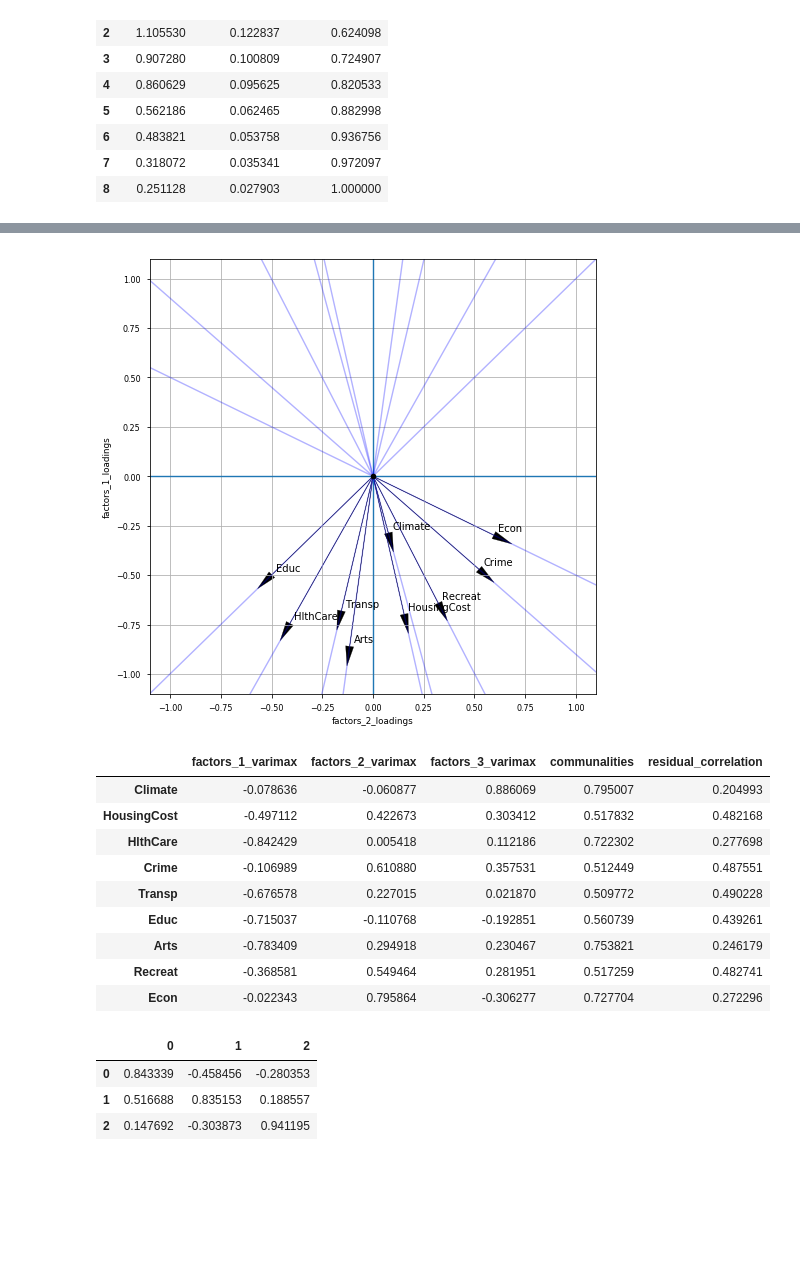
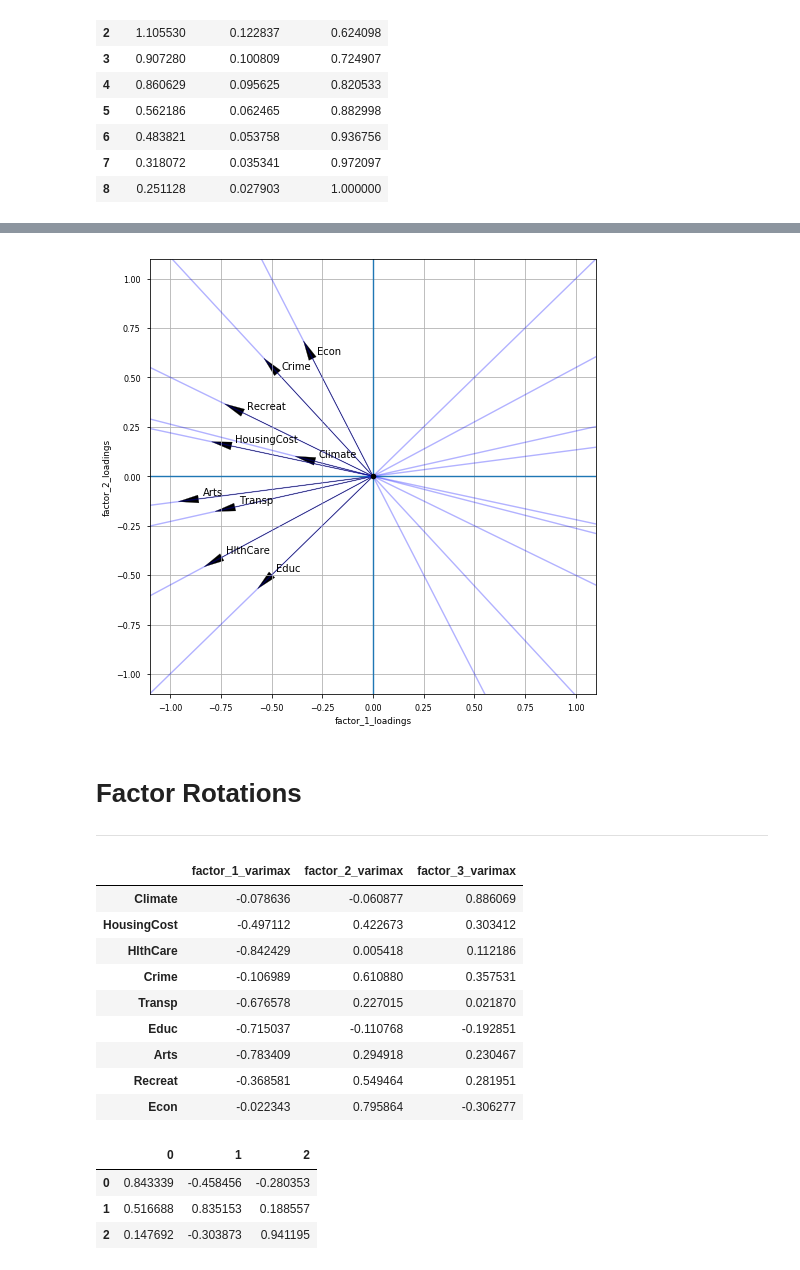
Before and after one commit to ErickEduardoAH/AnalisisMultivariado, a Jupyter notebook: 3.2 - Interdependence Spectral Analysis - factor analysis.ipynb, the cells around one changed output, grey strips where cells are left out. Saved outputs shown, nothing was run; the diff lists cells and outputs as text; code cells hidden in the pictures; blank space fills up the shorter version.

```diff
--- a/3.2 - Interdependence Spectral Analysis - factor analysis.ipynb
+++ b/3.2 - Interdependence Spectral Analysis - factor analysis.ipynb
@@ -183,18 +234,25 @@ eigenvaluesResumePD
 # %%
-def computeCommunalities(factorLoadingsPD):
-    communalitiesM = np.matrix(np.dot(factorLoadingsPD.as_matrix(),\
-                            factorLoadingsPD.as_matrix()\
-                           .transpose()).diagonal()).transpose()
-    communalitiesPD = pd.DataFrame(communalitiesM,index=features,\
+def computeCommunalities(factorLoadingsPD,sigma):
+    residuals = np.matrix(np.dot(factorLoadingsPD.as_matrix(),\
+                                factorLoadingsPD.as_matrix().transpose()))
+    communalities = residuals.diagonal().transpose()
+    residuals = sigma - residuals
+    specificVariances = residuals.diagonal().transpose()
+    residuals = pd.DataFrame(residuals,index = factorLoadingsPD.index,columns=factorLoadingsPD.index)
+    specificVariances = pd.DataFrame(specificVariances,index=features,\
+                                 columns=['specific_variance'])
+    communalities = pd.DataFrame(communalities,index=features,\
                                    columns=['communalities'])
-    factorLoadingsPD = factorLoadingsPD.join(communalitiesPD)
-    factorLoadingsPD[['residual_correlation']]=1-factorLoadingsPD[['communalities']]
-    return factorLoadingsPD
+    factorLoadingsPD = factorLoadingsPD.join(communalities).join(specificVariances)
+
+    return factorLoadingsPD, residuals
 # %%
 k=3
+p = len(eigenVectors)
 factorLoadingsPD = pd.DataFrame(np.dot(eigenVectors,sqrtLambda[:,:k]),\
-                                columns=['factors_'+str(i+1)+'_loadings' for i in range(0,k)],\
+                                columns=['factor_'+str(i+1)+'_loadings' for i in range(0,k)],\
                                 index=features)
-
-computeCommunalities(factorLoadingsPD)
+factorLoadingsPD, residualsPD = computeCommunalities(factorLoadingsPD,\
+                                sigma)
+display(factorLoadingsPD)
 # %% [output]
@@ -211,10 +290,13 @@ computeCommunalities(factorLoadingsPD)
 # %%
 plt.figure(figsize=(8,8))
 plt.axis([-1.1,1.1,-1.1,1.1])
-factors = ['factors_2_loadings','factors_1_loadings']
+factors = ['factor_1_loadings','factor_2_loadings']
 plotProjectedBase(plt,factors,factorLoadingsPD,features)
 # %% [output]
-[figure, old version]
+[figure, new version]
+# %% [markdown]
+# Factor Rotations
+____
 # %%
 from numpy import eye, asarray, dot, sum, diag
 from numpy.linalg import svd
@@ -232,25 +314,24 @@ def varimax(Phi,gamma=1.0,q=40,tol=1e-6):
         if d_old!=0 and d/d_old < 1 + tol: break
     return (dot(Phi,R),R)
 # %%
-varimaxMatrix, rotationMatrix = varimax(factorLoadingsPD[['factors_'+str(i+1)+'_loadings'\
+varimaxMatrix, rotationMatrix = varimax(factorLoadingsPD[['factor_'+str(i+1)+'_loadings'\
                                           for i in range(0,k)]].as_matrix())
 varimaxFactorsLoadingsPD = pd.DataFrame(varimaxMatrix,\
-                                        columns=['factors_'+str(i+1)+'_varimax'\
+                                        columns=['factor_'+str(i+1)+'_varimax'\
                                         for i in range(0,k)],\
                                         index=features)
-varimaxFactorsLoadingsPD = computeCommunalities(varimaxFactorsLoadingsPD)
 varimaxFactorsLoadingsPD
 # %% [output]
-|  | factors_1_varimax | factors_2_varimax | factors_3_varimax | communalities | residual_correlation |
-| Climate | -0.078636 | -0.060877 | 0.886069 | 0.795007 | 0.204993 |
-| HousingCost | -0.497112 | 0.422673 | 0.303412 | 0.517832 | 0.482168 |
-| HlthCare | -0.842429 | 0.005418 | 0.112186 | 0.722302 | 0.277698 |
-| Crime | -0.106989 | 0.610880 | 0.357531 | 0.512449 | 0.487551 |
-| Transp | -0.676578 | 0.227015 | 0.021870 | 0.509772 | 0.490228 |
-| Educ | -0.715037 | -0.110768 | -0.192851 | 0.560739 | 0.439261 |
-| Arts | -0.783409 | 0.294918 | 0.230467 | 0.753821 | 0.246179 |
-| Recreat | -0.368581 | 0.549464 | 0.281951 | 0.517259 | 0.482741 |
-| Econ | -0.022343 | 0.795864 | -0.306277 | 0.727704 | 0.272296 |
+|  | factor_1_varimax | factor_2_varimax | factor_3_varimax |
+| Climate | -0.078636 | -0.060877 | 0.886069 |
+| HousingCost | -0.497112 | 0.422673 | 0.303412 |
+| HlthCare | -0.842429 | 0.005418 | 0.112186 |
+| Crime | -0.106989 | 0.610880 | 0.357531 |
+| Transp | -0.676578 | 0.227015 | 0.021870 |
+| Educ | -0.715037 | -0.110768 | -0.192851 |
+| Arts | -0.783409 | 0.294918 | 0.230467 |
+| Recreat | -0.368581 | 0.549464 | 0.281951 |
+| Econ | -0.022343 | 0.795864 | -0.306277 |
 # %%
 pd.DataFrame(rotationMatrix)
 # %% [output]
```
Also changed, not shown: parts of 12 cells of this notebook.
